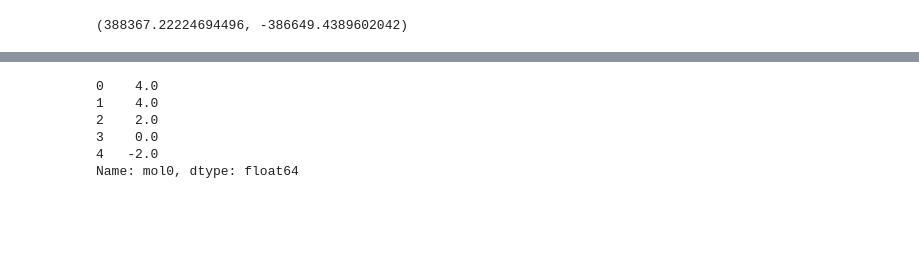
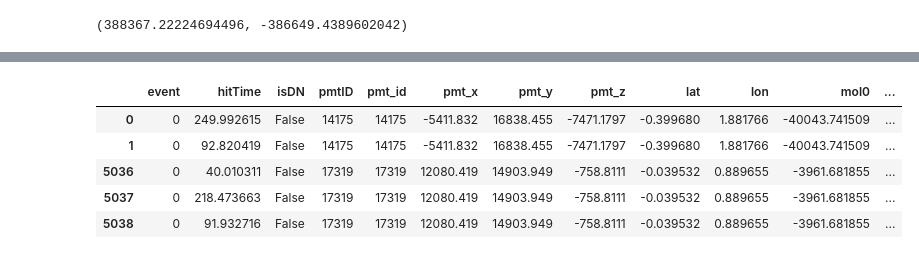
Before and after one commit to VProv/JUNO, a Jupyter notebook: notebooks/Regression_experiments.ipynb, the cells around one changed output, grey strips where cells are left out. Saved outputs shown, nothing was run; the diff lists cells and outputs as text; code cells hidden in the pictures; blank space fills up the shorter version.

```diff
--- a/notebooks/Regression_experiments.ipynb
+++ b/notebooks/Regression_experiments.ipynb
@@ -143,9 +153,9 @@ cox = round(lpmt_pos['mol1'] / (lpmt_pos['mol1'].max() - lpmt_pos['mol1'].min())
 # %%
-coy[:5]
+example_hits[:5]
 # %% [output]
-0    4.0
-1    4.0
-2    2.0
-3    0.0
-4   -2.0
-Name: mol0, dtype: float64
+|  | event | hitTime | isDN | pmtID | pmt_id | pmt_x | pmt_y | pmt_z | lat | lon | mol0 | ... |
+| 0 | 0 | 249.992615 | False | 14175 | 14175 | -5411.832 | 16838.455 | -7471.1797 | -0.399680 | 1.881766 | -40043.741509 | ... |
+| 1 | 0 | 92.820419 | False | 14175 | 14175 | -5411.832 | 16838.455 | -7471.1797 | -0.399680 | 1.881766 | -40043.741509 | ... |
+| 5036 | 0 | 40.010311 | False | 17319 | 17319 | 12080.419 | 14903.949 | -758.8111 | -0.039532 | 0.889655 | -3961.681855 | ... |
+| 5037 | 0 | 218.473663 | False | 17319 | 17319 | 12080.419 | 14903.949 | -758.8111 | -0.039532 | 0.889655 | -3961.681855 | ... |
+| 5038 | 0 | 91.932716 | False | 17319 | 17319 | 12080.419 | 14903.949 | -758.8111 | -0.039532 | 0.889655 | -3961.681855 | ... |
```
Also changed, not shown: parts of 36 cells of this notebook.
